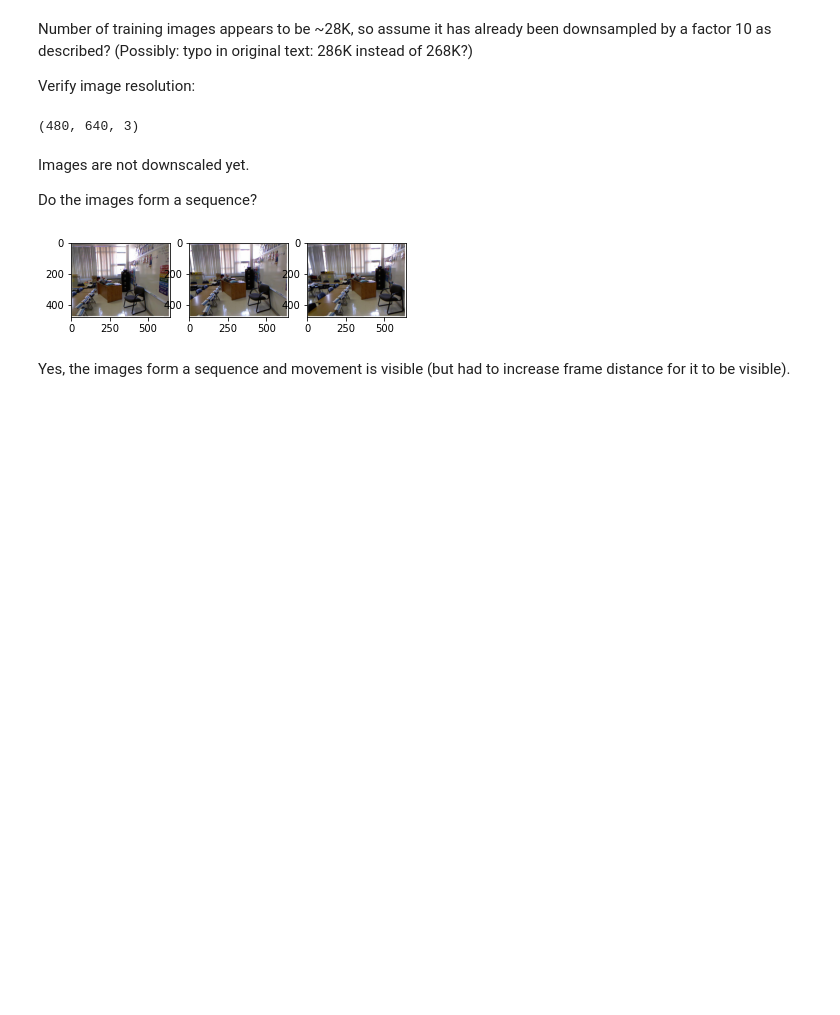
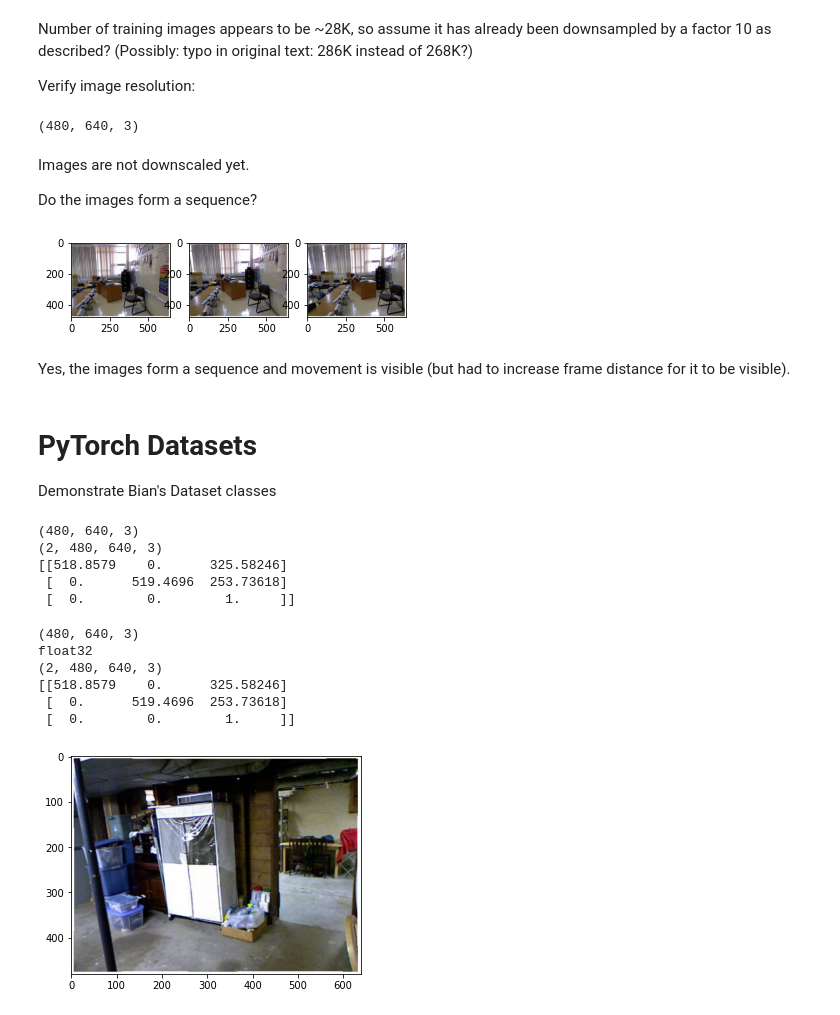
Before and after one commit to tomvand/nyuv2-example, a Jupyter notebook: notes.ipynb, the cells around one changed output. Drawn from its saved outputs; the diff is of its cells as text; code cells hidden in the pictures; blank space fills up the shorter version.

Commit message:
Evaluate Bian dataset classes

```diff
--- a/notes.ipynb
+++ b/notes.ipynb
@@ -394,3 +400,57 @@ plt.show()
 [figure]
 # %% [markdown]
 Yes, the images form a sequence and movement is visible (but had to increase frame distance for it to be visible).
+# %% [markdown]
+PyTorch Datasets
+================
+
+Demonstrate Bian's Dataset classes
+# %%
+root = 'data/bian2022_split/nyu'
+
+train_set = TrainFolder(
+    root=root,
+    train=True,             # True: training set; False: validation set
+    sequence_length=3,      # Number of frames in image sequece (including input image)
+    transform=None,
+    skip_frames=1,          # Distance between sequence images
+    dataset='nyu'
+)
+
+x = train_set[0]    # x: (tgt_img, ref_imgs, intrinsics)
+print(np.asarray(x[0]).shape)       # [height, width, channels]
+print(np.asarray(x[1]).shape)       # [imgs, height, width, channels]
+print(np.asarray(x[2]))             # [3, 3]
+# %% [output]
+(480, 640, 3)
+(2, 480, 640, 3)
+[[518.8579    0.      325.58246]
+ [  0.      519.4696  253.73618]
+ [  0.        0.        1.     ]]
+# %%
+val_set = TrainFolder(
+    root=root,
+    train=False,
+    sequence_length=3,
+    transform=None,
+    skip_frames=1,
+    dataset='nyu'
+)
+
+x = val_set[0]    # x: (tgt_img, ref_imgs, intrinsics)
+print(np.asarray(x[0]).shape)       # [height, width, channels]
+print(np.asarray(x[0]).dtype)
+print(np.asarray(x[1]).shape)       # [imgs, height, width, channels]
+print(np.asarray(x[2]))             # [3, 3]
+
+plt.figure()
+plt.imshow(np.asarray(x[0]) / 255)  # x[0] is float32 [0..255], imshow expects [0..1] for floats
+plt.show()
+# %% [output]
+(480, 640, 3)
+float32
+(2, 480, 640, 3)
+[[518.8579    0.      325.58246]
+ [  0.      519.4696  253.73618]
+ [  0.        0.        1.     ]]
+[figure, added]
```
Also changed, not shown: parts of 2 cells of this notebook, 1 other file.
